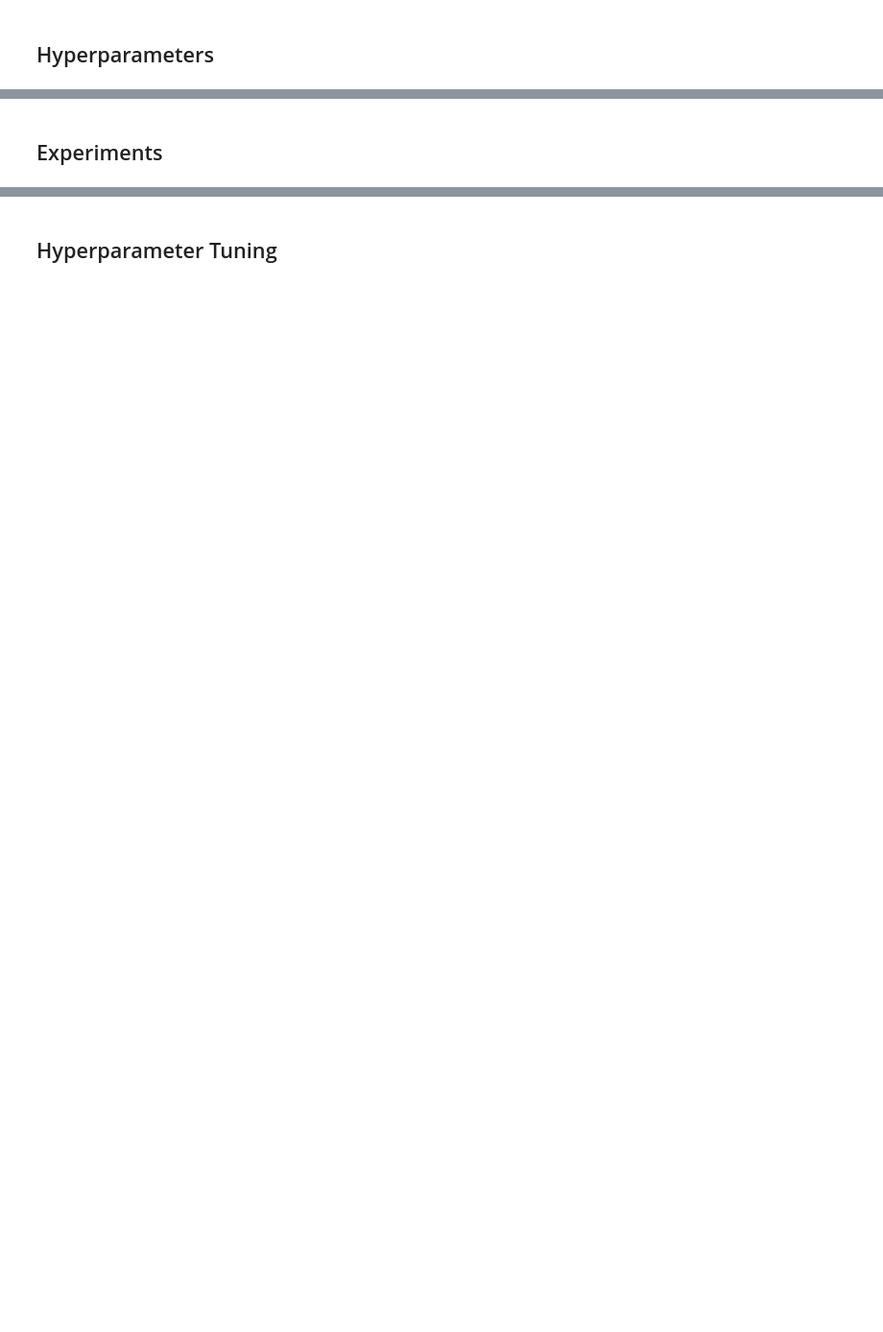
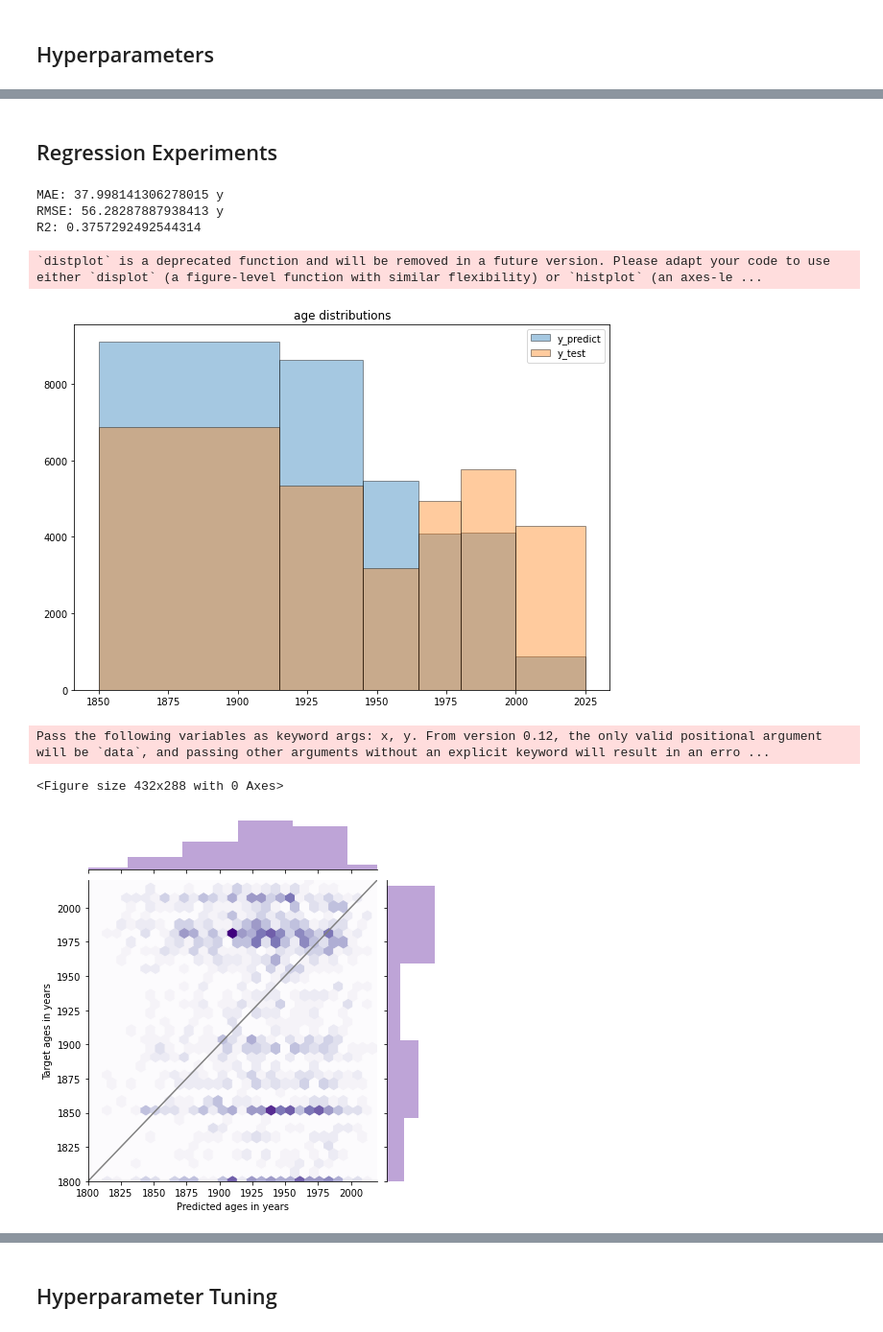
Before and after one commit to ai4up/ufo-prediction, a Jupyter notebook: notebooks/experiments_age.ipynb, the cells around one changed output, grey strips where cells are left out. Shown at 96% size. Drawn from its saved outputs; the diff is of its cells as text; code cells hidden in the pictures; blank space fills up the shorter version.

```diff
--- a/notebooks/experiments_age.ipynb
+++ b/notebooks/experiments_age.ipynb
@@ -51,5 +49,5 @@ xgb_params_optimal = {
 # %% [markdown]
-## Experiments
+## Regression Experiments
 # %%
 predictor_linear = AgePredictor(
     model=LinearRegression(),
@@ -87,9 +85,18 @@ predictor_test.feature_dependence_plot("feature_noise", "feature_noise")
 # %%
 predictor = AgePredictor(
-    model=.XGBRegressor(),
-    df=data_france_age,
+    model=XGBRegressor(),
+    df=data_france_age_sample,
     test_training_split=split_80_20,
     preprocessing_stages=[remove_other_attributes]
 )
 predictor.evaluate_regression()
+# %% [output]
+MAE: 37.998141306278015 y
+RMSE: 56.28287887938413 y
+R2: 0.3757292492544314
+`distplot` is a deprecated function and will be removed in a future version. Please adapt your code to use either `displot` (a figure-level function with similar flexibility) or `histplot` (an axes-le ...
+[figure, added]
+Pass the following variables as keyword args: x, y. From version 0.12, the only valid positional argument will be `data`, and passing other arguments without an explicit keyword will result in an erro ...
+<Figure size 432x288 with 0 Axes>
+[figure, added]
 # %%
```
Also changed, not shown: parts of 19 cells of this notebook, 6 other files.
